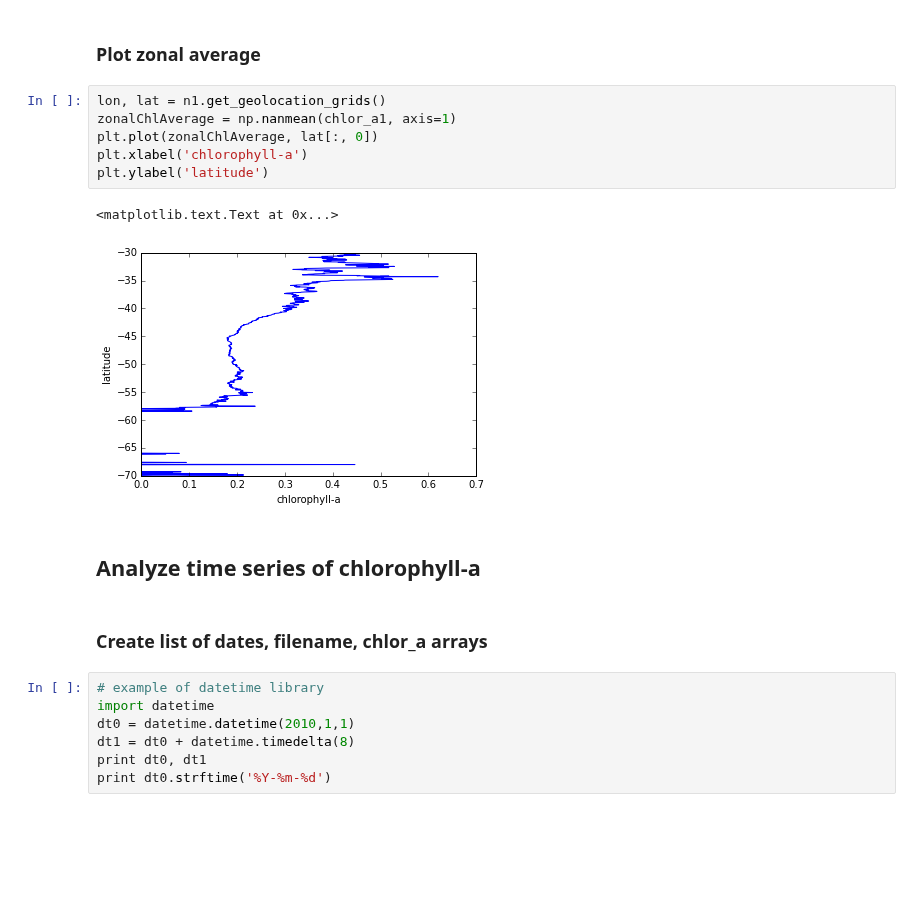
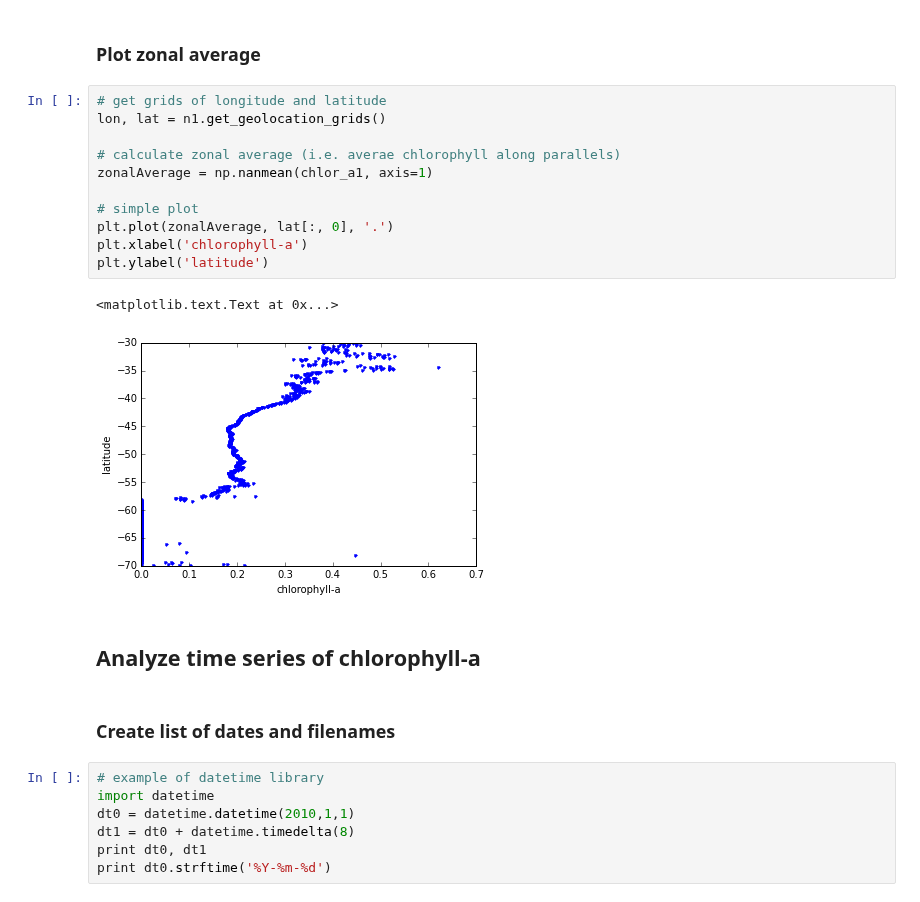
Before and after one commit to nansencenter/nansat-lectures, a Jupyter notebook: notebooks/12b Nansat Use Case 04.ipynb, the cells around one changed output. Saved outputs shown, nothing was run; the diff lists cells and outputs as text; blank space fills up the shorter version.

```diff
--- a/notebooks/12b Nansat Use Case 04.ipynb
+++ b/notebooks/12b Nansat Use Case 04.ipynb
@@ -54,18 +55,23 @@ nmap.save('usecase4a.png')
 # %% [markdown]
 ### Plot zonal average
 # %%
+# get grids of longitude and latitude
 lon, lat = n1.get_geolocation_grids()
-zonalChlAverage = np.nanmean(chlor_a1, axis=1)
-plt.plot(zonalChlAverage, lat[:, 0])
+
+# calculate zonal average (i.e. averae chlorophyll along parallels)
+zonalAverage = np.nanmean(chlor_a1, axis=1)
+
+# simple plot
+plt.plot(zonalAverage, lat[:, 0], '.')
 plt.xlabel('chlorophyll-a')
 plt.ylabel('latitude')
 # %% [output]
 <matplotlib.text.Text at 0x...>
-[figure, old version]
+[figure, new version]
 # %% [markdown]
 ## Analyze time series of chlorophyll-a
 # %% [markdown]
-### Create list of dates, filename, chlor_a arrays
+### Create list of dates and filenames
 # %%
 # example of datetime library
 import datetime
```
Also changed, not shown: parts of 16 cells of this notebook.
